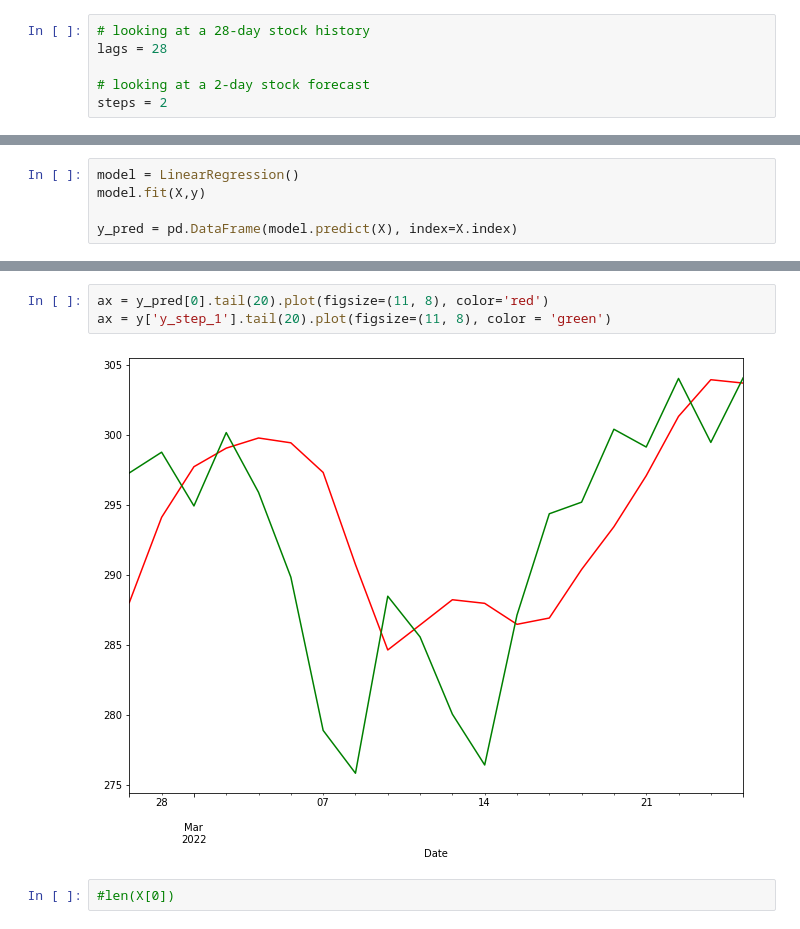
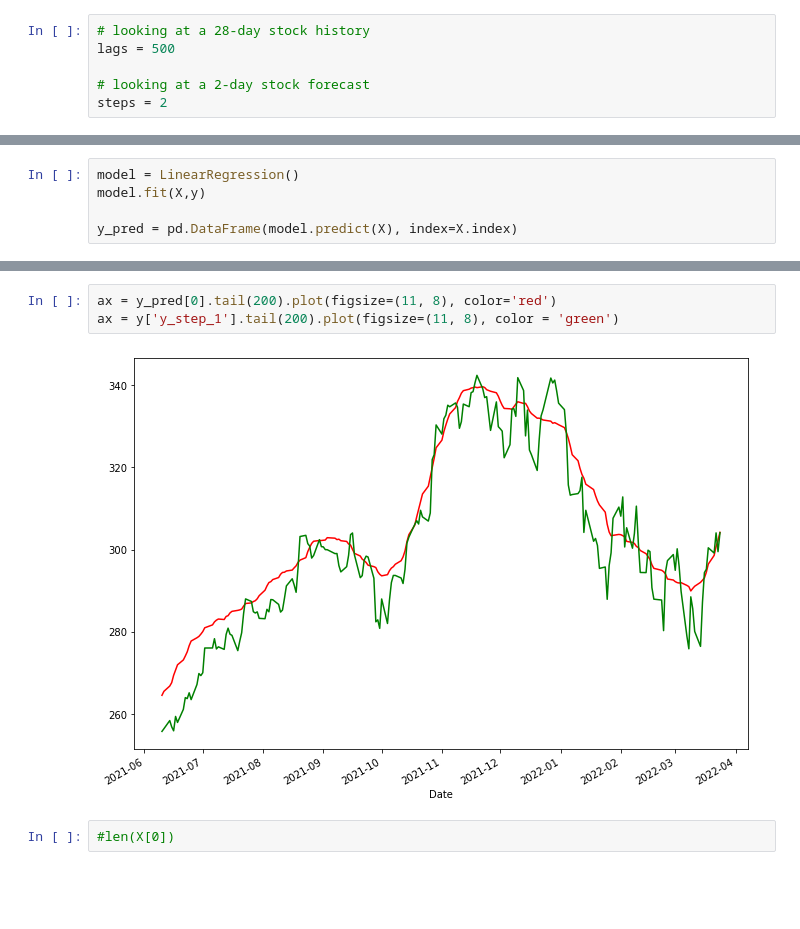
Before and after one commit to levflevine/stocks_time_series, a Jupyter notebook: Stock_Time_Series.ipynb, the cells around one changed output, grey strips where cells are left out. Saved outputs shown, nothing was run; the diff lists cells and outputs as text; blank space fills up the shorter version.

```diff
--- a/Stock_Time_Series.ipynb
+++ b/Stock_Time_Series.ipynb
@@ -111,7 +111,7 @@ def make_multistep_target(ts, steps):
         axis=1)
 # %%
 # looking at a 28-day stock history
-lags = 28
+lags = 500
 
 # looking at a 2-day stock forecast
 steps = 2
@@ -267,8 +266,8 @@ y_pred = pd.DataFrame(nn.predict(X_scaled), index = X.index)
 # %%
-ax = y_pred[0].tail(20).plot(figsize=(11, 8), color='red')
-ax = y['y_step_1'].tail(20).plot(figsize=(11, 8), color = 'green')
+ax = y_pred[0].tail(200).plot(figsize=(11, 8), color='red')
+ax = y['y_step_1'].tail(200).plot(figsize=(11, 8), color = 'green')
 # %% [output]
-[figure, old version]
+[figure, new version]
 # %%
 #len(X[0])
 # %%
```
Also changed, not shown: parts of 9 cells of this notebook, 1 other file.
